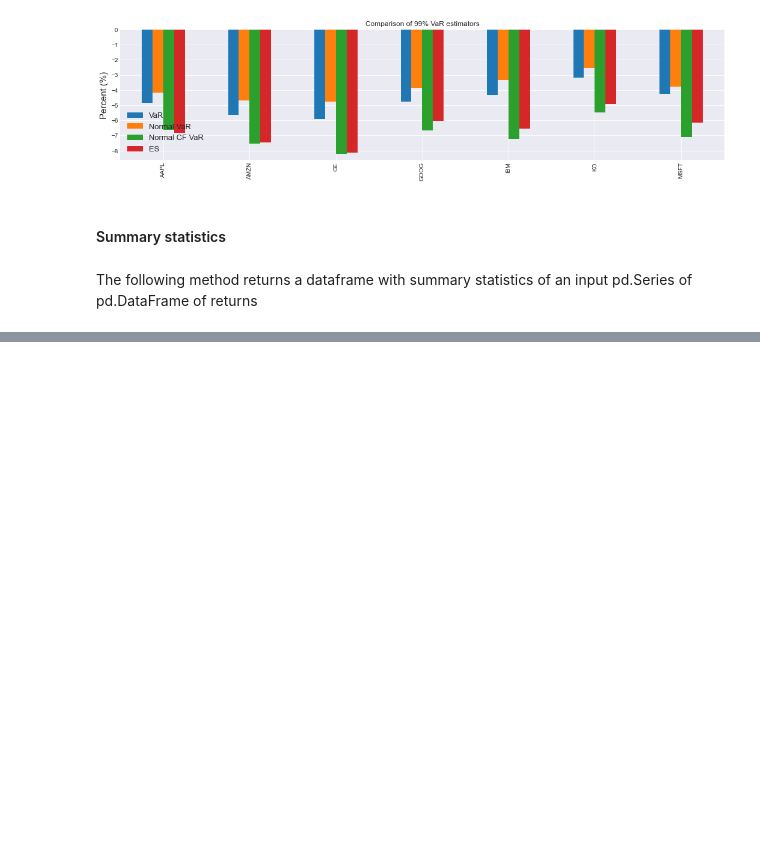
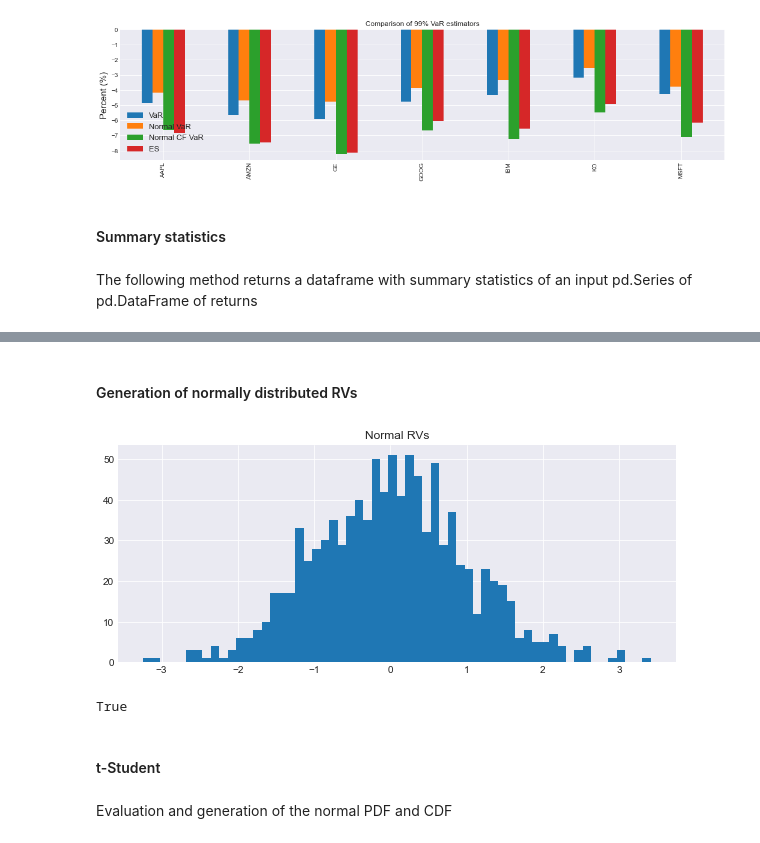
Before and after one commit to z4ir3/quant-library, a Jupyter notebook: tutorial-quant-library.ipynb, the cells around one changed output, grey strips where cells are left out. Cells and saved outputs as stored; diff of their text form; code cells hidden in the pictures; blank space fills up the shorter version.

```diff
--- a/tutorial-quant-library.ipynb
+++ b/tutorial-quant-library.ipynb
@@ -575,0 +615,20 @@ ql.summary_stats(rets, CL=CL)
+# %% [markdown]
+#### Generation of normally distributed RVs
+# %%
+nnc = ql.gen_normal_rvs(mu=0, std=1, size=1000)
+# %%
+fig = plt.figure(figsize=(10,4))
+plt.title("Normal RVs")
+nnc.hist(figsize=(10,4), grid=True, bins=60)
+plt.show()
+# %% [output]
+[figure, added]
+# %%
+# Note that the normality test is passed here
+ql.is_normal(nnc, siglev=0.05)
+# %% [output]
+True
+# %% [markdown]
+#### t-Student
+# %% [markdown]
+Evaluation and generation of the normal PDF and CDF
```
Also changed, not shown: parts of 18 cells of this notebook.
